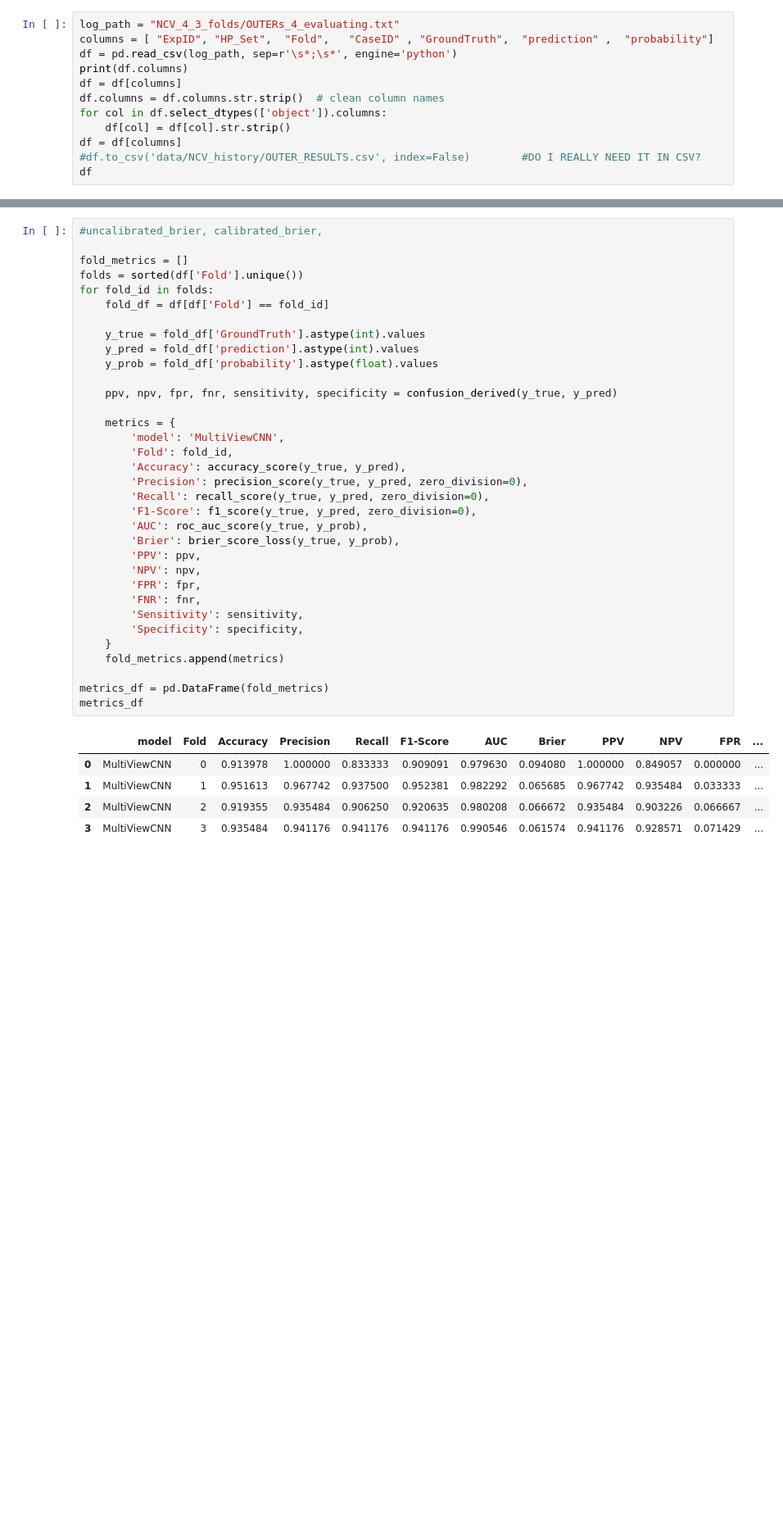
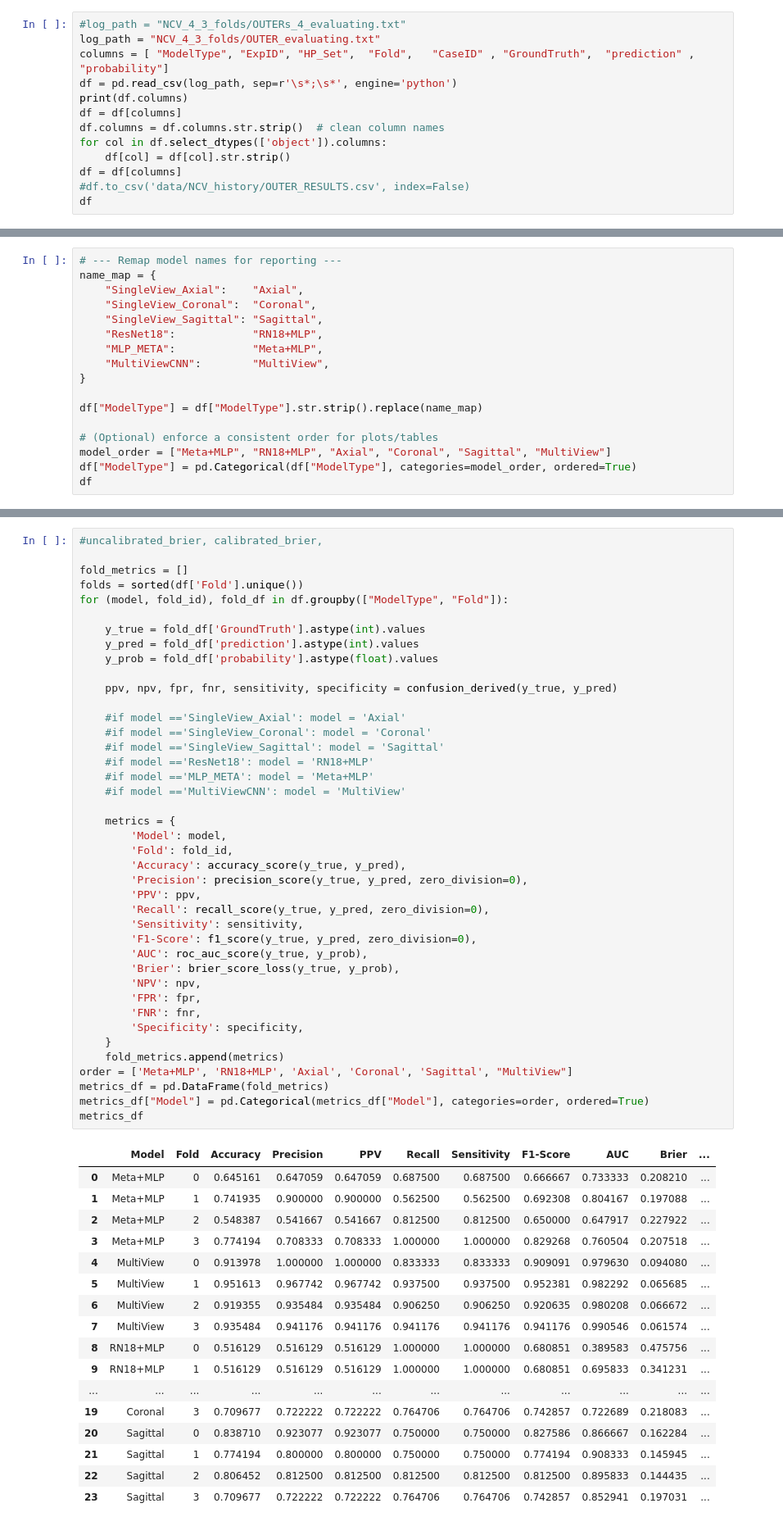
Before and after one commit to AbbaraS/MScDissertation, a Jupyter notebook: Suleima/analysis.ipynb, the cells around one changed output, grey strips where cells are left out. Shown: that part at 82% size. Drawn from its saved outputs; the diff is of its cells as text; blank space fills up the shorter version.

Commit message:
analysis on results

```diff
--- a/Suleima/analysis.ipynb
+++ b/Suleima/analysis.ipynb
@@ -18,6 +24,7 @@ from sklearn.utils import resample
 # %%
-log_path = "NCV_4_3_folds/OUTERs_4_evaluating.txt"
-columns = [ "ExpID", "HP_Set",  "Fold",   "CaseID" , "GroundTruth",  "prediction" ,  "probability"]
+#log_path = "NCV_4_3_folds/OUTERs_4_evaluating.txt"
+log_path = "NCV_4_3_folds/OUTER_evaluating.txt"
+columns = [ "ModelType", "ExpID", "HP_Set",  "Fold",   "CaseID" , "GroundTruth",  "prediction" ,  "probability"]
 df = pd.read_csv(log_path, sep=r'\s*;\s*', engine='python')
 print(df.columns)
 df = df[columns]
@@ -25,6 +32,6 @@ df.columns = df.columns.str.strip()  # clean column names
 for col in df.select_dtypes(['object']).columns:
 	df[col] = df[col].str.strip()
 df = df[columns]
-#df.to_csv('data/NCV_history/OUTER_RESULTS.csv', index=False)        #DO I REALLY NEED IT IN CSV?
+#df.to_csv('data/NCV_history/OUTER_RESULTS.csv', index=False)
 df
 # %% [output]
@@ -46,0 +54,17 @@ Index(['Time', 'ExpID', 'HP_Set', 'Fold', 'CaseID', 'GroundTruth',
+# %%
+# --- Remap model names for reporting ---
+name_map = {
+	"SingleView_Axial":    "Axial",
+	"SingleView_Coronal":  "Coronal",
+	"SingleView_Sagittal": "Sagittal",
+	"ResNet18":            "RN18+MLP",
+	"MLP_META":            "Meta+MLP",
+	"MultiViewCNN":        "MultiView",
+}
+
+df["ModelType"] = df["ModelType"].str.strip().replace(name_map)
+
+# (Optional) enforce a consistent order for plots/tables
+model_order = ["Meta+MLP", "RN18+MLP", "Axial", "Coronal", "Sagittal", "MultiView"]
+df["ModelType"] = pd.Categorical(df["ModelType"], categories=model_order, ordered=True)
+df
@@ -60,40 +99,59 @@ def confusion_derived(y_true, y_pred):
 # %%
 #uncalibrated_brier, calibrated_brier,
 
 fold_metrics = []
 folds = sorted(df['Fold'].unique())
-for fold_id in folds:
-	fold_df = df[df['Fold'] == fold_id]
+for (model, fold_id), fold_df in df.groupby(["ModelType", "Fold"]):
 
 	y_true = fold_df['GroundTruth'].astype(int).values
 	y_pred = fold_df['prediction'].astype(int).values
 	y_prob = fold_df['probability'].astype(float).values
 
 	ppv, npv, fpr, fnr, sensitivity, specificity = confusion_derived(y_true, y_pred)
 
+	#if model =='SingleView_Axial': model = 'Axial'
+	#if model =='SingleView_Coronal': model = 'Coronal'
+	#if model =='SingleView_Sagittal': model = 'Sagittal'
+	#if model =='ResNet18': model = 'RN18+MLP'
+	#if model =='MLP_META': model = 'Meta+MLP'
+	#if model =='MultiViewCNN': model = 'MultiView'
+
 	metrics = {
-		'model': 'MultiViewCNN',
+		'Model': model,
 		'Fold': fold_id,
 		'Accuracy': accuracy_score(y_true, y_pred),
 		'Precision': precision_score(y_true, y_pred, zero_division=0),
+		'PPV': ppv,
 		'Recall': recall_score(y_true, y_pred, zero_division=0),
+		'Sensitivity': sensitivity,
 		'F1-Score': f1_score(y_true, y_pred, zero_division=0),
 		'AUC': roc_auc_score(y_true, y_prob),
 		'Brier': brier_score_loss(y_true, y_prob),
-		'PPV': ppv,
 		'NPV': npv,
 		'FPR': fpr,
 		'FNR': fnr,
-		'Sensitivity': sensitivity,
 		'Specificity': specificity,
 	}
 	fold_metrics.append(metrics)
-
+order = ['Meta+MLP', 'RN18+MLP', 'Axial', 'Coronal', 'Sagittal', "MultiView"]
 metrics_df = pd.DataFrame(fold_metrics)
+metrics_df["Model"] = pd.Categorical(metrics_df["Model"], categories=order, ordered=True)
 metrics_df
 # %% [output]
-|  | model | Fold | Accuracy | Precision | Recall | F1-Score | AUC | Brier | PPV | NPV | FPR | ... |
-| 0 | MultiViewCNN | 0 | 0.913978 | 1.000000 | 0.833333 | 0.909091 | 0.979630 | 0.094080 | 1.000000 | 0.849057 | 0.000000 | ... |
-| 1 | MultiViewCNN | 1 | 0.951613 | 0.967742 | 0.937500 | 0.952381 | 0.982292 | 0.065685 | 0.967742 | 0.935484 | 0.033333 | ... |
-| 2 | MultiViewCNN | 2 | 0.919355 | 0.935484 | 0.906250 | 0.920635 | 0.980208 | 0.066672 | 0.935484 | 0.903226 | 0.066667 | ... |
-| 3 | MultiViewCNN | 3 | 0.935484 | 0.941176 | 0.941176 | 0.941176 | 0.990546 | 0.061574 | 0.941176 | 0.928571 | 0.071429 | ... |
+|  | Model | Fold | Accuracy | Precision | PPV | Recall | Sensitivity | F1-Score | AUC | Brier | ... |
+| 0 | Meta+MLP | 0 | 0.645161 | 0.647059 | 0.647059 | 0.687500 | 0.687500 | 0.666667 | 0.733333 | 0.208210 | ... |
+| 1 | Meta+MLP | 1 | 0.741935 | 0.900000 | 0.900000 | 0.562500 | 0.562500 | 0.692308 | 0.804167 | 0.197088 | ... |
+| 2 | Meta+MLP | 2 | 0.548387 | 0.541667 | 0.541667 | 0.812500 | 0.812500 | 0.650000 | 0.647917 | 0.227922 | ... |
+| 3 | Meta+MLP | 3 | 0.774194 | 0.708333 | 0.708333 | 1.000000 | 1.000000 | 0.829268 | 0.760504 | 0.207518 | ... |
+| 4 | MultiView | 0 | 0.913978 | 1.000000 | 1.000000 | 0.833333 | 0.833333 | 0.909091 | 0.979630 | 0.094080 | ... |
+| 5 | MultiView | 1 | 0.951613 | 0.967742 | 0.967742 | 0.937500 | 0.937500 | 0.952381 | 0.982292 | 0.065685 | ... |
+| 6 | MultiView | 2 | 0.919355 | 0.935484 | 0.935484 | 0.906250 | 0.906250 | 0.920635 | 0.980208 | 0.066672 | ... |
+| 7 | MultiView | 3 | 0.935484 | 0.941176 | 0.941176 | 0.941176 | 0.941176 | 0.941176 | 0.990546 | 0.061574 | ... |
+| 8 | RN18+MLP | 0 | 0.516129 | 0.516129 | 0.516129 | 1.000000 | 1.000000 | 0.680851 | 0.389583 | 0.475756 | ... |
+| 9 | RN18+MLP | 1 | 0.516129 | 0.516129 | 0.516129 | 1.000000 | 1.000000 | 0.680851 | 0.695833 | 0.341231 | ... |
+| ... | ... | ... | ... | ... | ... | ... | ... | ... | ... | ... | ... |
+| 19 | Coronal | 3 | 0.709677 | 0.722222 | 0.722222 | 0.764706 | 0.764706 | 0.742857 | 0.722689 | 0.218083 | ... |
+| 20 | Sagittal | 0 | 0.838710 | 0.923077 | 0.923077 | 0.750000 | 0.750000 | 0.827586 | 0.866667 | 0.162284 | ... |
+| 21 | Sagittal | 1 | 0.774194 | 0.800000 | 0.800000 | 0.750000 | 0.750000 | 0.774194 | 0.908333 | 0.145945 | ... |
+| 22 | Sagittal | 2 | 0.806452 | 0.812500 | 0.812500 | 0.812500 | 0.812500 | 0.812500 | 0.895833 | 0.144435 | ... |
+| 23 | Sagittal | 3 | 0.709677 | 0.722222 | 0.722222 | 0.764706 | 0.764706 | 0.742857 | 0.852941 | 0.197031 | ... |
```
Also changed, not shown: parts of 11 cells of this notebook, 10 other files.
